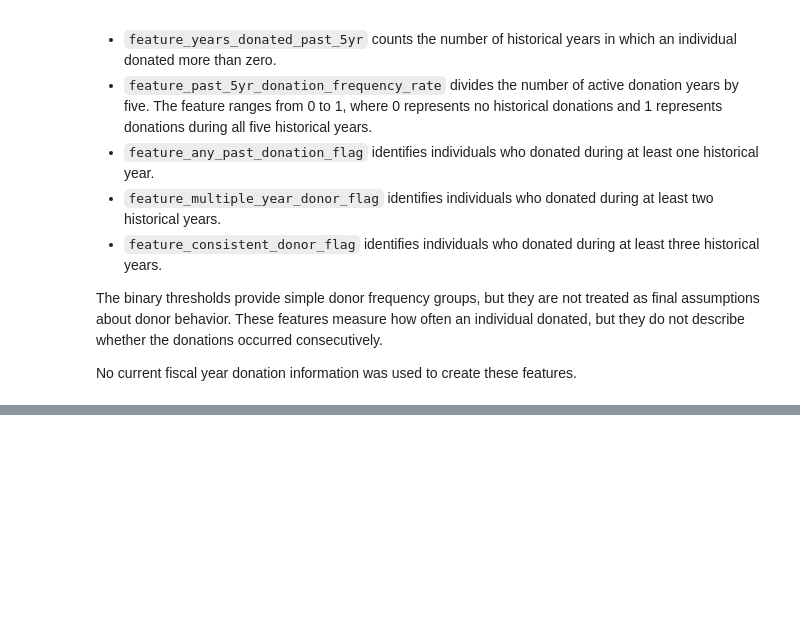
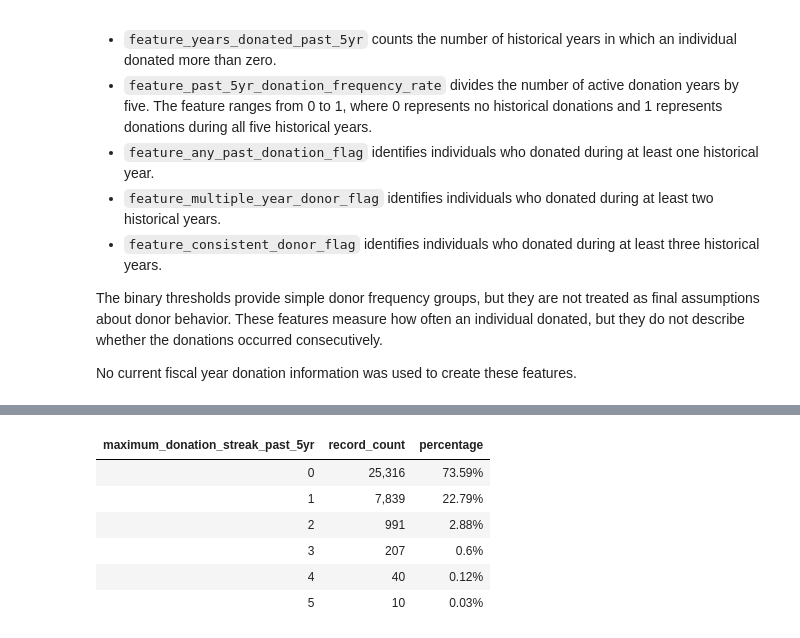
Before and after one commit to MDarkHead/red-cross-donor-prediction, a Jupyter notebook: notebooks/04_feature_engineering.ipynb, the cells around one changed output, grey strips where cells are left out. Saved outputs shown, nothing was run; the diff lists cells and outputs as text; code cells hidden in the pictures; blank space fills up the shorter version.

```diff
--- a/notebooks/04_feature_engineering.ipynb
+++ b/notebooks/04_feature_engineering.ipynb
@@ -1508,0 +1724,30 @@ No current fiscal year donation information was used to create these features.
+# %%
+# Summarize the maximum historical donation streak
+donation_streak_distribution = (
+    df[MAX_STREAK_COLUMN]
+    .value_counts()
+    .sort_index()
+    .rename_axis("maximum_donation_streak_past_5yr")
+    .reset_index(name="record_count")
+)
+
+donation_streak_distribution["percentage"] = (
+    donation_streak_distribution["record_count"]
+    / len(df)
+    * 100
+).round(2)
+
+display(
+    donation_streak_distribution.style.format({
+        "percentage": lambda x: f"{x:,.2f}".rstrip('0').rstrip('.') + "%" if isinstance(x, (int, float)) else x,
+        "record_count": lambda x: f"{x:,.2f}".rstrip('0').rstrip('.') if isinstance(x, (int, float)) else x
+    }).hide(axis="index")
+)
+# %% [output]
+| maximum_donation_streak_past_5yr | record_count | percentage |
+| 0 | 25,316 | 73.59% |
+| 1 | 7,839 | 22.79% |
+| 2 | 991 | 2.88% |
+| 3 | 207 | 0.6% |
+| 4 | 40 | 0.12% |
+| 5 | 10 | 0.03% |
```
Also changed, not shown: parts of 6 cells of this notebook.
